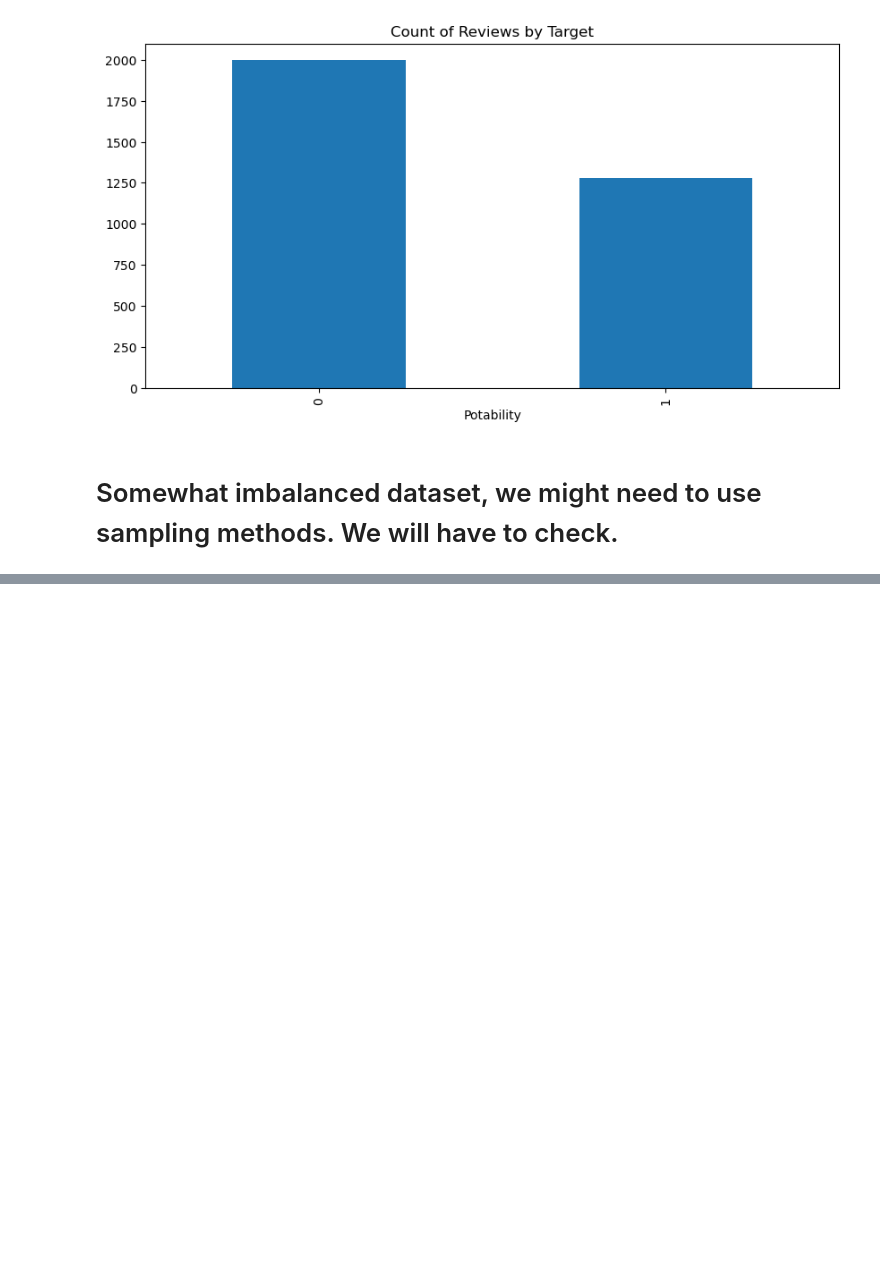
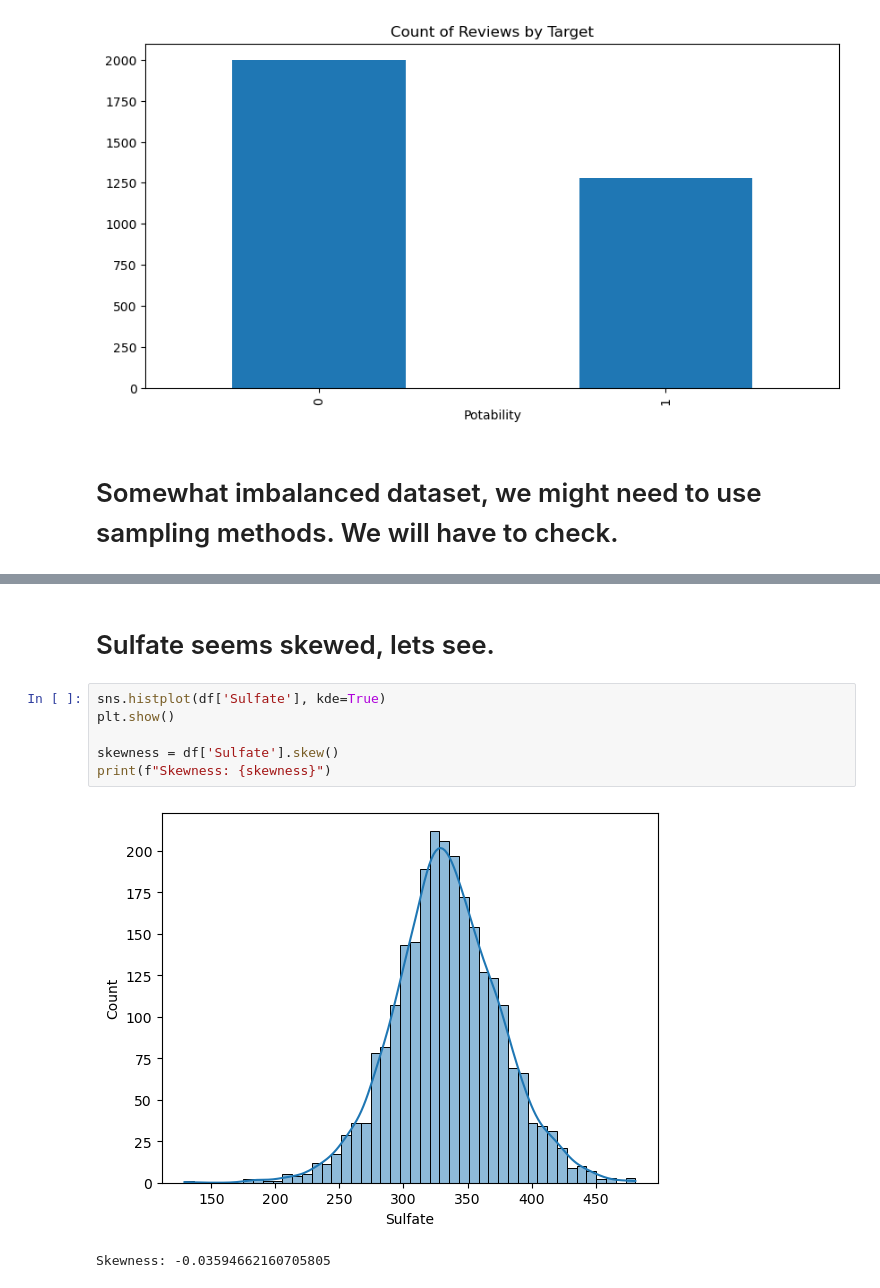
Before and after one commit to MaukanMir/Water-Quality-Classification, a Jupyter notebook: training.ipynb, the cells around one changed output, grey strips where cells are left out. Saved outputs shown, nothing was run; the diff lists cells and outputs as text; blank space fills up the shorter version.

```diff
--- a/training.ipynb
+++ b/training.ipynb
@@ -114,0 +148,11 @@ Class=1, Count=1278, Percentage=39.011%
+# %% [markdown]
+# Sulfate seems skewed, lets see.
+# %%
+sns.histplot(df['Sulfate'], kde=True)
+plt.show()
+
+skewness = df['Sulfate'].skew()
+print(f"Skewness: {skewness}")
+# %% [output]
+[figure, added]
+Skewness: -0.03594662160705805
```
Also changed, not shown: parts of 7 cells of this notebook.
